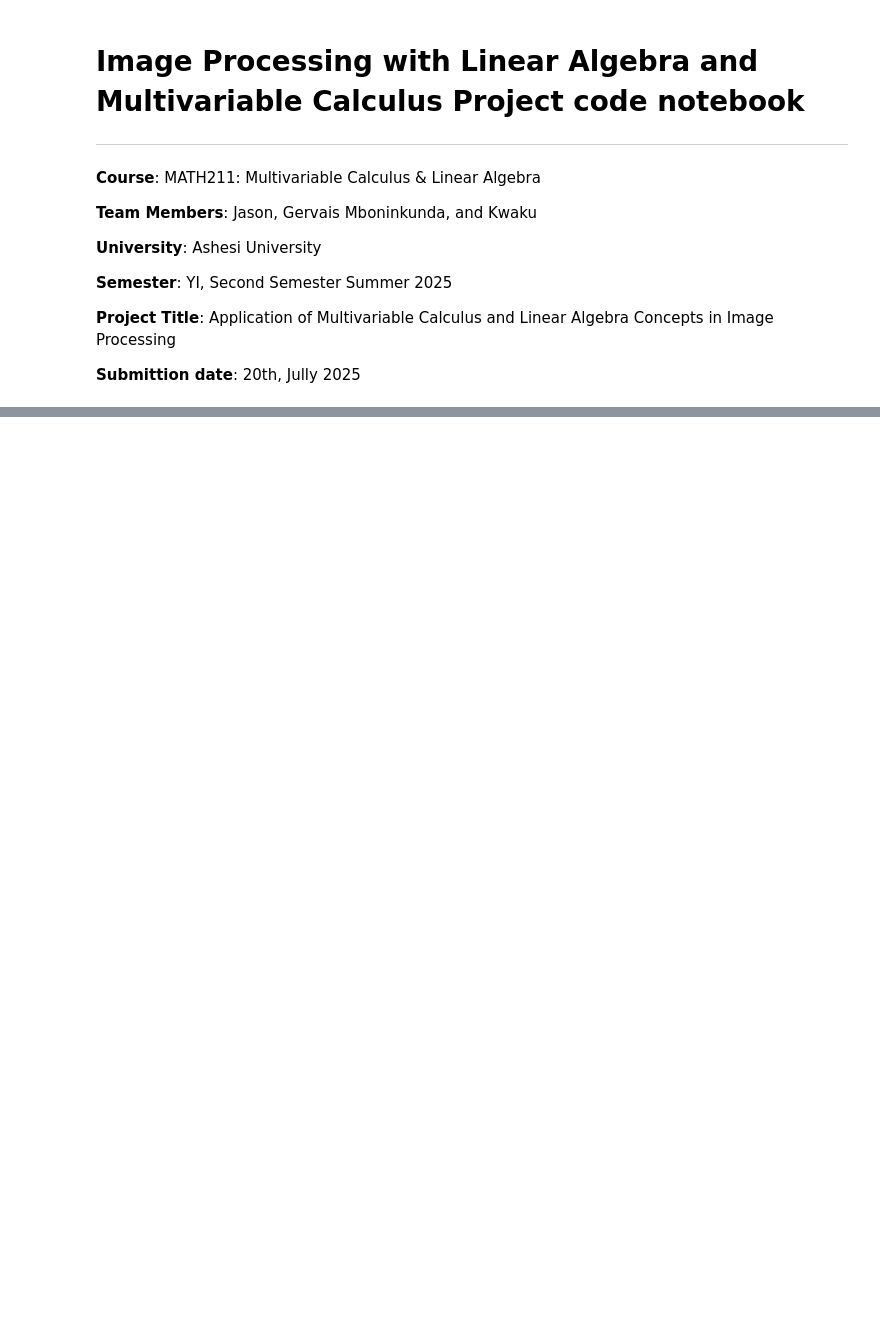
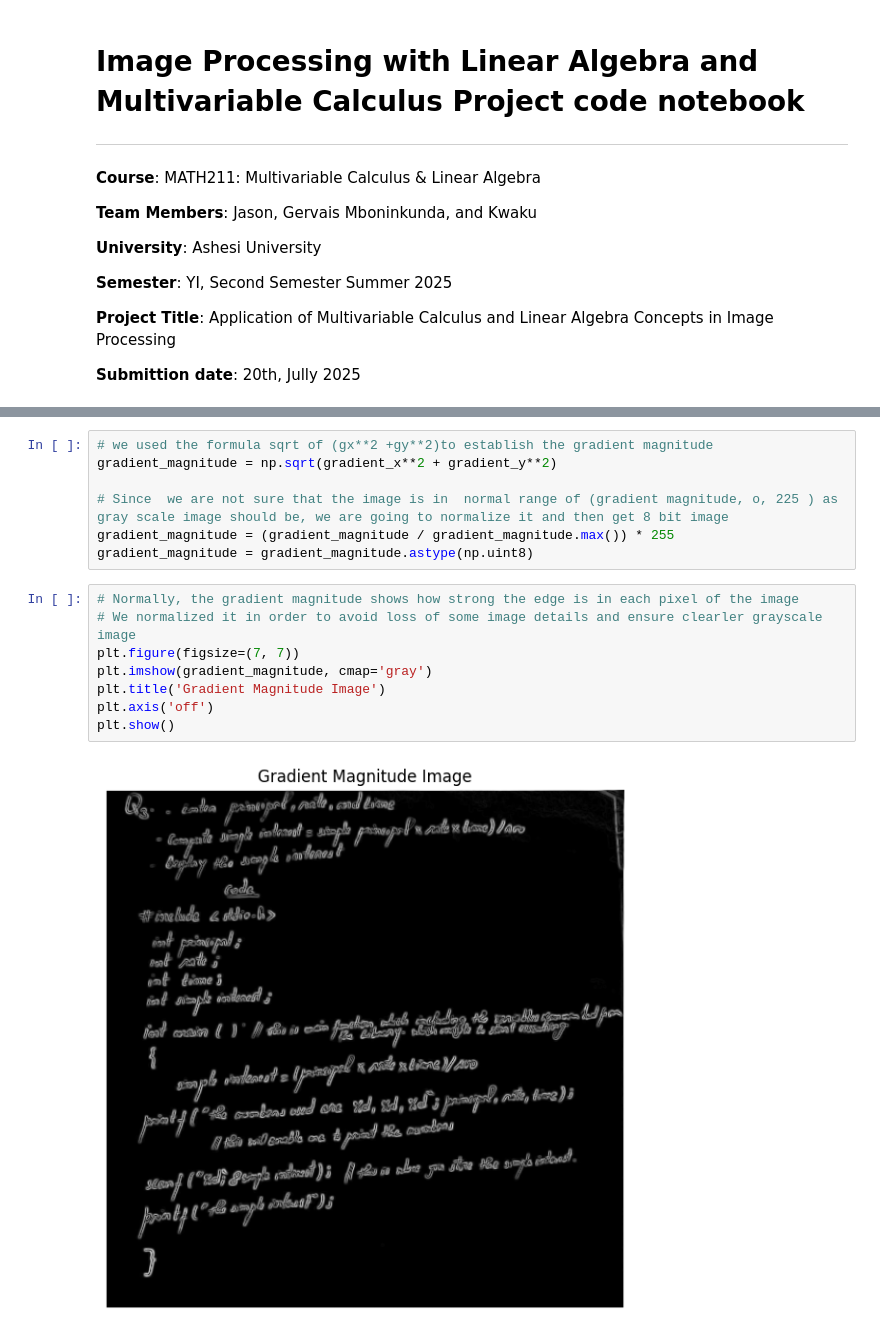
Before and after one commit to Mboni777/Projects, a Jupyter notebook: Team_11_MCL_Notebook_of_code_Final_Project.ipynb, the cells around one changed output, grey strips where cells are left out. Drawn from its saved outputs; the diff is of its cells as text; blank space fills up the shorter version.

```diff
--- a/Team_11_MCL_Notebook_of_code_Final_Project.ipynb
+++ b/Team_11_MCL_Notebook_of_code_Final_Project.ipynb
@@ -65,0 +253,17 @@ from scipy import linalg  # This a scientific python library that gives more adv
+# %%
+# we used the formula sqrt of (gx**2 +gy**2)to establish the gradient magnitude
+gradient_magnitude = np.sqrt(gradient_x**2 + gradient_y**2)
+
+# Since  we are not sure that the image is in  normal range of (gradient magnitude, o, 225 ) as gray scale image should be, we are going to normalize it and then get 8 bit image
+gradient_magnitude = (gradient_magnitude / gradient_magnitude.max()) * 255
+gradient_magnitude = gradient_magnitude.astype(np.uint8)
+# %%
+# Normally, the gradient magnitude shows how strong the edge is in each pixel of the image
+# We normalized it in order to avoid loss of some image details and ensure clearler grayscale image
+plt.figure(figsize=(7, 7))
+plt.imshow(gradient_magnitude, cmap='gray')
+plt.title('Gradient Magnitude Image')
+plt.axis('off')
+plt.show()
+# %% [output]
+[figure, added]
```
Also changed, not shown: parts of 52 cells of this notebook.
